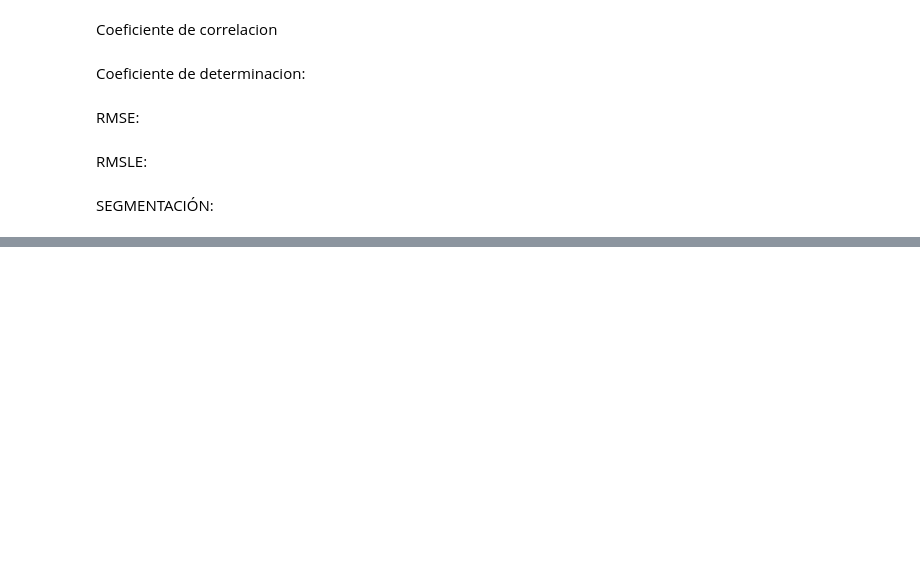
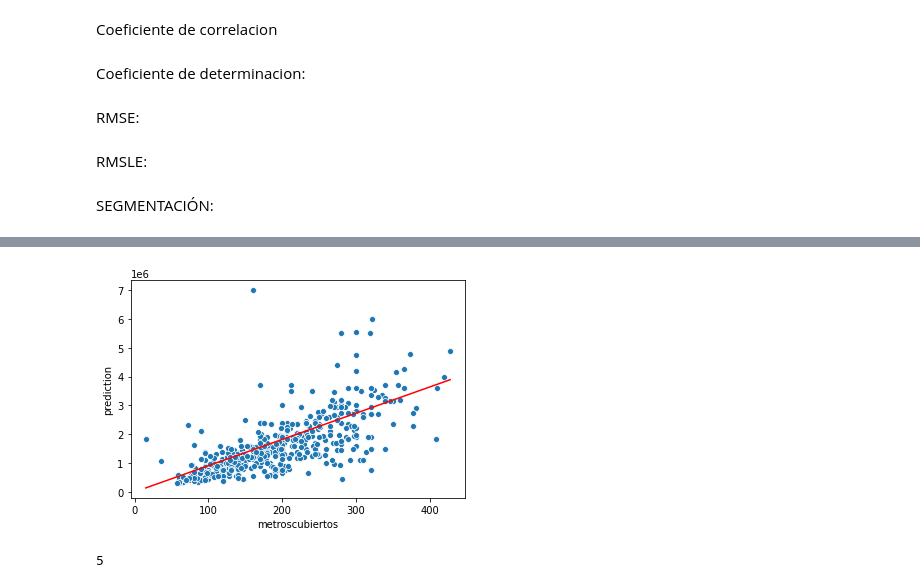
Before and after one commit to ToOrtner/Data-Analysis-properties, a Jupyter notebook: metnum-tp3-2020-1c/notebooks/metricas.ipynb, the cells around one changed output, grey strips where cells are left out. Saved outputs shown, nothing was run; the diff lists cells and outputs as text; code cells hidden in the pictures; blank space fills up the shorter version.

```diff
--- a/metnum-tp3-2020-1c/notebooks/metricas.ipynb
+++ b/metnum-tp3-2020-1c/notebooks/metricas.ipynb
@@ -83,43 +83,45 @@ def RMSLE(y_estimado, y_original):
 # %% [markdown]
 SEGMENTACIÓN:
 # %%
-def segXprecio(df, n = 3):
-
+def segXcatNum(df, n , palabra):
+    #la categoria seleccionada tiene que contener numeros, no palabras
     #n = cantidad de particiones
     #data es la matriz con toda la informacion
-    tam = df.shape[0]
+    #palabra es la columna por la cual segmentaremos
 
 
-    df = df[df['ciudad']=='Mérida'].dropna()#TODO sin esto no anda, averiguar por que
+    df = df[df['ciudad']=='Mérida'].dropna() #TODO sin esto no anda, averiguar por que
 
+    tam = df.shape[0]
+    linear_regressor = metnum.LinearRegression()
 
-    linear_regressor = metnum.LinearRegression()
     #TODO no supe como ordenarlo con numpy, ya que pierdo el titulo cuando paso de pd a np.
     #aclaro xq no se cuanto mas tarda ordenar pandas o numpy, y no se si cambia mucho o no
     df.sort_values("precio") #ordena de menor a mayor
 
-    #tomo las columnas de los metros y los precios
-    metros = df['metroscubiertos'].values
+    #tomo las columnas de PALABRA y los precios
+    categoria = df[palabra].values
     precios = df['precio'].values
-
-    vector = []
+    vector = [] #esto es un asco
     for i in range(n):
 
-        #tomo bloques de tamano n
-        bloqueMetros = metros[i * int(tam/n) :(i+1) * int(tam/n)]
-        bloquePrecios = precios[i * int(tam/n) :(i+1) * int(tam/n)]
+        #tomo n bloques de longitud tam/n
+        bloqueCategoria = categoria[int(i * tam/n) : int((i+1) * (tam/n))]
+        bloquePrecios = precios[int(i * tam/n) : int((i+1) * tam/n)]
 
-        #reshapeo
-        bloqueMetros = bloqueMetros.reshape(len(bloqueMetros),1)
+    #reshapeo
+        bloqueCategoria = bloqueCategoria.reshape(len(bloqueCategoria),1)
         bloquePrecios = bloquePrecios.reshape(len(bloquePrecios),1)
 
 
         #fit y prediccion, que voy guardando en el conjunto ordenado
-        linear_regressor.fit(bloqueMetros, bloquePrecios)
-        print(bloqueMetros.shape)
-        print(bloquePrecios.shape)
-        lin = linear_regressor.predict(bloqueMetros)
-        vector.append(lin)
+        linear_regressor.fit(bloqueCategoria, bloquePrecios)
+        lin = linear_regressor.predict(bloqueCategoria)
 
+        #reshapeo para poder meterlo en un array con el formato necesario
+        lin = lin.reshape(lin.shape[0])
+        vector.extend(lin)
 
-    df['prediction'] = vector[0] #esto xq use lista de python, me parecio lo mas facil.
+    df['prediction'] = vector
+    sns.scatterplot(data=df, x='metroscubiertos', y='precio')
+    sns.lineplot(data=df, x='metroscubiertos', y='prediction', color='red')
@@ -162,0 +128,8 @@ segXprecio(df)
+# %%
+segXcatNum(df, 1, 'metroscubiertos')
+# %% [output]
+[figure, added]
+# %%
+int(5.2)
+# %% [output]
+5
```
Also changed, not shown: parts of 2 cells of this notebook.
